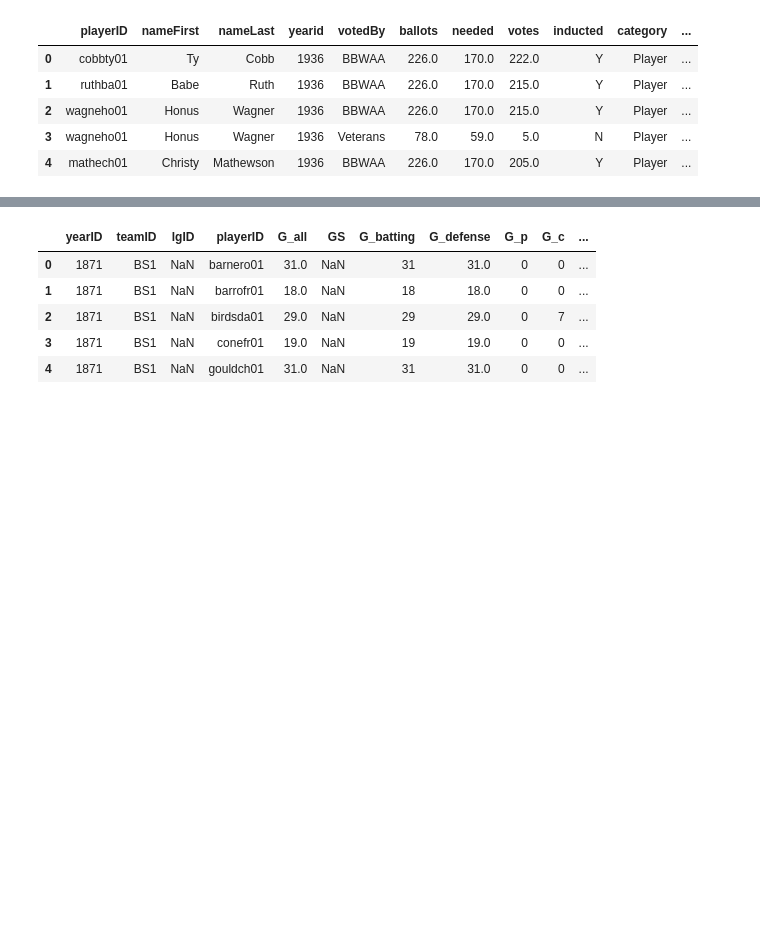
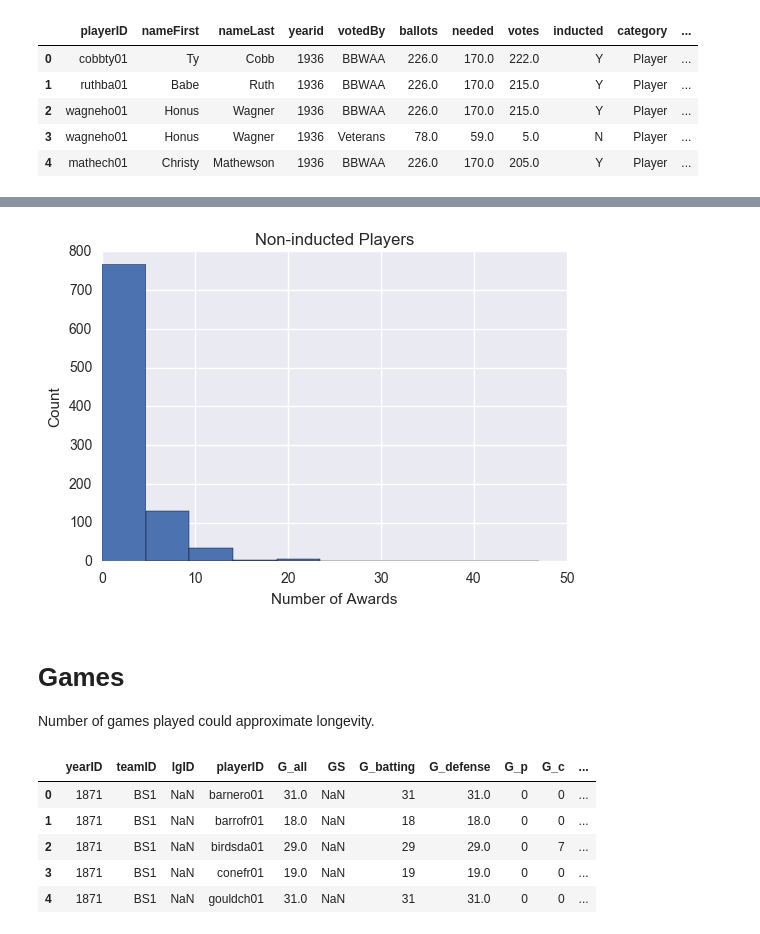
Before and after one commit to hueykwik/baseballhof, a Jupyter notebook: Hall of Fame Analysis.ipynb, the cells around one changed output, grey strips where cells are left out. Cells and saved outputs as stored; diff of their text form; code cells hidden in the pictures; blank space fills up the shorter version.

```diff
--- a/Hall of Fame Analysis.ipynb
+++ b/Hall of Fame Analysis.ipynb
@@ -44,3 +119,10 @@ display(nominated_players.shape)
+# %%
+plot_awards(nominated_players[nominated_players.inducted == 'N'], 'Non-inducted Players')
+# %% [output]
+[figure, added]
+# %% [markdown]
+# Games
+Number of games played could approximate longevity.
 # %%
 def cumulative_stats(csv_path, display_head=True, agg_dict=None):
     df = pd.read_csv(csv_path)
```
Also changed, not shown: parts of 28 cells of this notebook.
